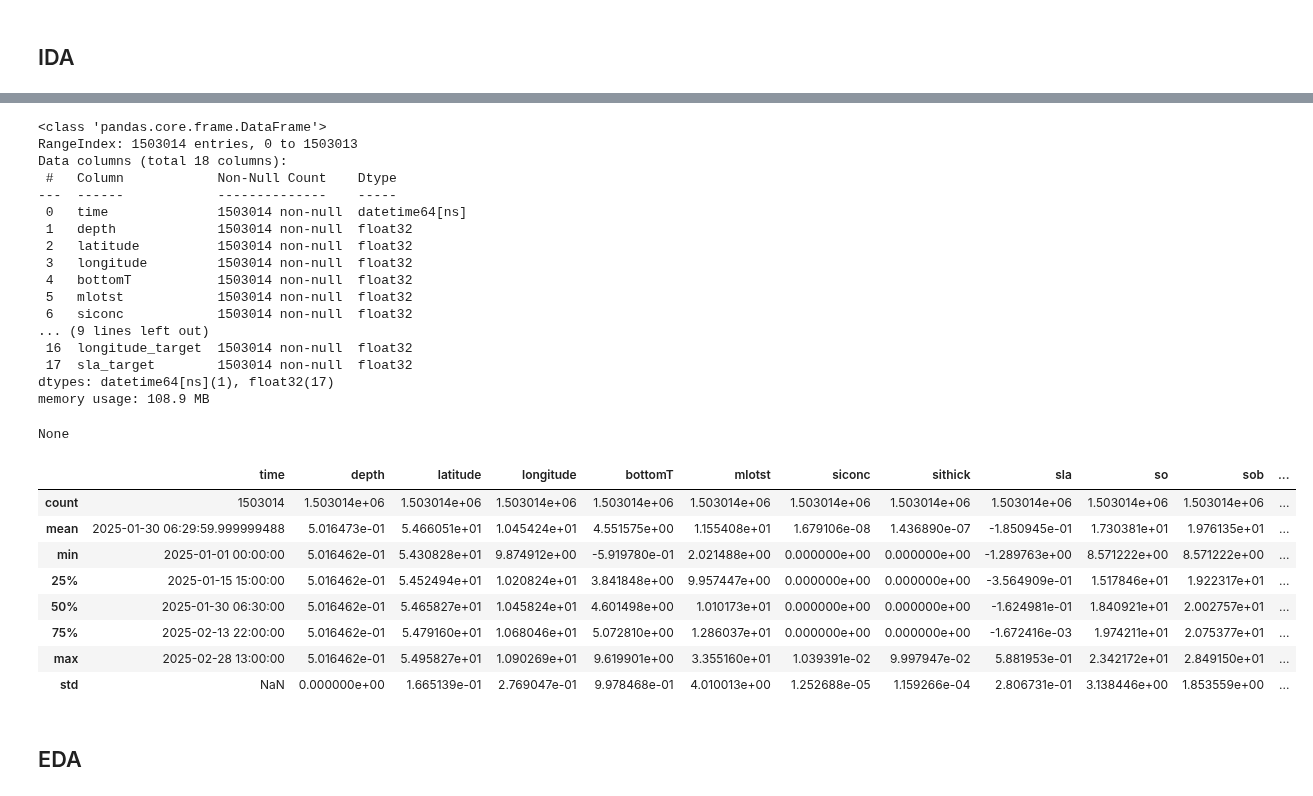
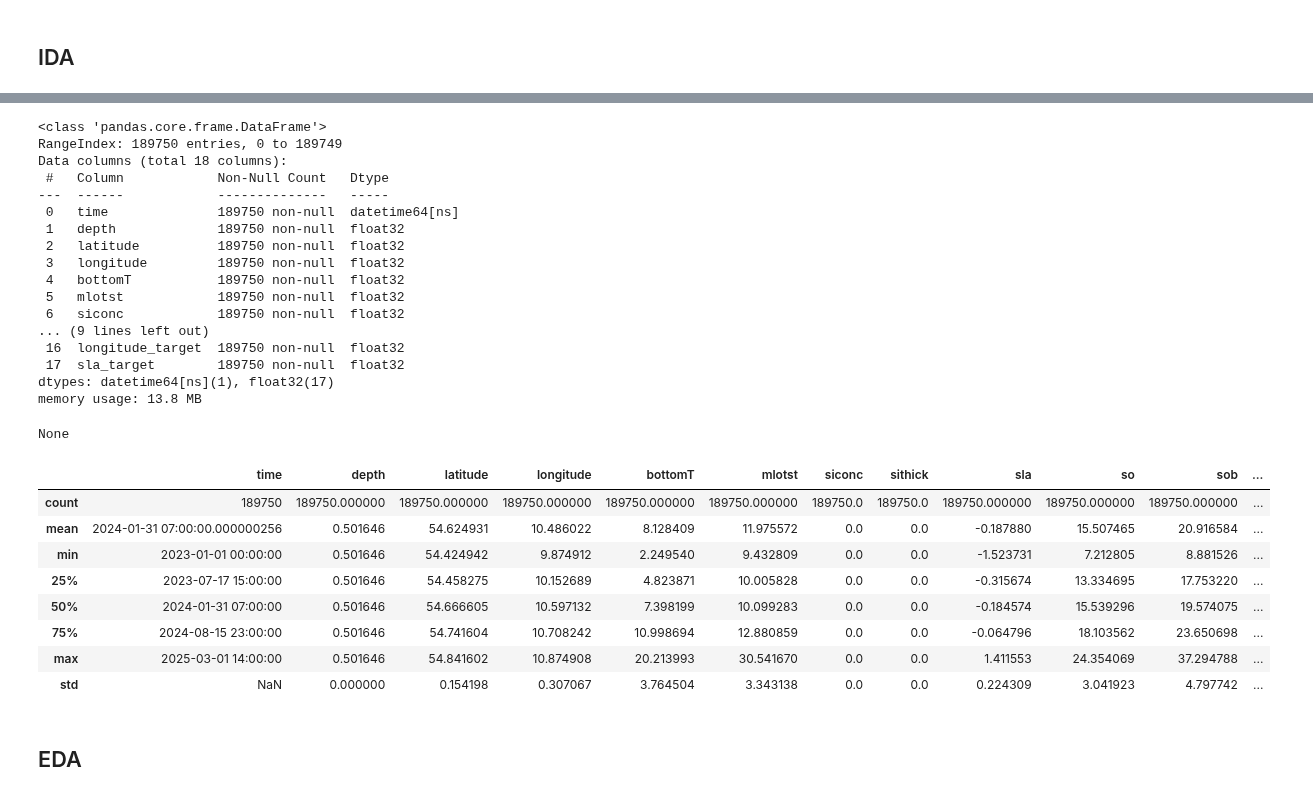
Before and after one commit to RATFIVE/GEOMAR-DeepLearning, a Jupyter notebook: app/backend/EDA.ipynb, the cells around one changed output, grey strips where cells are left out. Cells and saved outputs as stored; diff of their text form; code cells hidden in the pictures.

```diff
--- a/app/backend/EDA.ipynb
+++ b/app/backend/EDA.ipynb
@@ -301,0 +293,32 @@ None
+# %%
+import pandas as pd
+import numpy as np
+
+df = training_data.copy()
+# Gruppiere nach Stunde
+df["hour"] = df["time"].dt.floor("h")  # Runde auf volle Stunde
+filtered_dfs = []
+
+for hour, group in df.groupby("hour"):
+    # Bestimme min/max für latitude und longitude
+    min_lat, max_lat = group["latitude"].min(), group["latitude"].max()
+    min_lon, max_lon = group["longitude"].min(), group["longitude"].max()
+
+    # Wähle nur Werte innerhalb dieses Bereichs
+    sub_group = group[
+        (group["latitude"] >= min_lat) & (group["latitude"] <= max_lat) &
+        (group["longitude"] >= min_lon) & (group["longitude"] <= max_lon)
+    ]
+
+    # Falls mehr als 10 Einträge existieren, wähle zufällig 10 aus
+    if len(sub_group) > 10:
+        sub_group = sub_group.sample(n=10, random_state=42)
+
+    filtered_dfs.append(sub_group)
+
+# Kombiniere die gefilterten Daten
+df_reduced = pd.concat(filtered_dfs).drop(columns=["hour"])
+
+df_reduced.sort_values(by=["time", "latitude", "longitude"], inplace=True)
+df_reduced = df_reduced.reset_index(drop=True)
+df_reduced.head()
@@ -324,7 +387,7 @@ memory usage: 27.6 KB
 None
 array([54.358276], dtype=float32)
 # %%
-df_merged = pd.merge(training_data, target_data, on="time", how="inner", suffixes=("", "_target"))
+df_merged = pd.merge(df_reduced, target_data, on="time", how="inner", suffixes=("", "_target"))
 display(df_merged.head(3))
 display(df_merged.info())
 display(df_merged.describe())
@@ -336,30 +399,30 @@ display(df_merged.describe())
 <class 'pandas.core.frame.DataFrame'>
-RangeIndex: 1503014 entries, 0 to 1503013
+RangeIndex: 189750 entries, 0 to 189749
 Data columns (total 18 columns):
- #   Column            Non-Null Count    Dtype
----  ------            --------------    -----
- 0   time              1503014 non-null  datetime64[ns]
- 1   depth             1503014 non-null  float32
- 2   latitude          1503014 non-null  float32
- 3   longitude         1503014 non-null  float32
- 4   bottomT           1503014 non-null  float32
- 5   mlotst            1503014 non-null  float32
- 6   siconc            1503014 non-null  float32
+ #   Column            Non-Null Count   Dtype
+---  ------            --------------   -----
+ 0   time              189750 non-null  datetime64[ns]
+ 1   depth             189750 non-null  float32
+ 2   latitude          189750 non-null  float32
+ 3   longitude         189750 non-null  float32
+ 4   bottomT           189750 non-null  float32
+ 5   mlotst            189750 non-null  float32
+ 6   siconc            189750 non-null  float32
 ... (9 lines left out)
- 16  longitude_target  1503014 non-null  float32
- 17  sla_target        1503014 non-null  float32
+ 16  longitude_target  189750 non-null  float32
+ 17  sla_target        189750 non-null  float32
 dtypes: datetime64[ns](1), float32(17)
-memory usage: 108.9 MB
+memory usage: 13.8 MB
 None
 |  | time | depth | latitude | longitude | bottomT | mlotst | siconc | sithick | sla | so | sob | ... |
-| count | 1503014 | 1.503014e+06 | 1.503014e+06 | 1.503014e+06 | 1.503014e+06 | 1.503014e+06 | 1.503014e+06 | 1.503014e+06 | 1.503014e+06 | 1.503014e+06 | 1.503014e+06 | ... |
-| mean | 2025-01-30 06:29:59.999999488 | 5.016473e-01 | 5.466051e+01 | 1.045424e+01 | 4.551575e+00 | 1.155408e+01 | 1.679106e-08 | 1.436890e-07 | -1.850945e-01 | 1.730381e+01 | 1.976135e+01 | ... |
-| min | 2025-01-01 00:00:00 | 5.016462e-01 | 5.430828e+01 | 9.874912e+00 | -5.919780e-01 | 2.021488e+00 | 0.000000e+00 | 0.000000e+00 | -1.289763e+00 | 8.571222e+00 | 8.571222e+00 | ... |
-| 25% | 2025-01-15 15:00:00 | 5.016462e-01 | 5.452494e+01 | 1.020824e+01 | 3.841848e+00 | 9.957447e+00 | 0.000000e+00 | 0.000000e+00 | -3.564909e-01 | 1.517846e+01 | 1.922317e+01 | ... |
-| 50% | 2025-01-30 06:30:00 | 5.016462e-01 | 5.465827e+01 | 1.045824e+01 | 4.601498e+00 | 1.010173e+01 | 0.000000e+00 | 0.000000e+00 | -1.624981e-01 | 1.840921e+01 | 2.002757e+01 | ... |
-| 75% | 2025-02-13 22:00:00 | 5.016462e-01 | 5.479160e+01 | 1.068046e+01 | 5.072810e+00 | 1.286037e+01 | 0.000000e+00 | 0.000000e+00 | -1.672416e-03 | 1.974211e+01 | 2.075377e+01 | ... |
-| max | 2025-02-28 13:00:00 | 5.016462e-01 | 5.495827e+01 | 1.090269e+01 | 9.619901e+00 | 3.355160e+01 | 1.039391e-02 | 9.997947e-02 | 5.881953e-01 | 2.342172e+01 | 2.849150e+01 | ... |
-| std | NaN | 0.000000e+00 | 1.665139e-01 | 2.769047e-01 | 9.978468e-01 | 4.010013e+00 | 1.252688e-05 | 1.159266e-04 | 2.806731e-01 | 3.138446e+00 | 1.853559e+00 | ... |
+| count | 189750 | 189750.000000 | 189750.000000 | 189750.000000 | 189750.000000 | 189750.000000 | 189750.0 | 189750.0 | 189750.000000 | 189750.000000 | 189750.000000 | ... |
+| mean | 2024-01-31 07:00:00.000000256 | 0.501646 | 54.624931 | 10.486022 | 8.128409 | 11.975572 | 0.0 | 0.0 | -0.187880 | 15.507465 | 20.916584 | ... |
+| min | 2023-01-01 00:00:00 | 0.501646 | 54.424942 | 9.874912 | 2.249540 | 9.432809 | 0.0 | 0.0 | -1.523731 | 7.212805 | 8.881526 | ... |
+| 25% | 2023-07-17 15:00:00 | 0.501646 | 54.458275 | 10.152689 | 4.823871 | 10.005828 | 0.0 | 0.0 | -0.315674 | 13.334695 | 17.753220 | ... |
+| 50% | 2024-01-31 07:00:00 | 0.501646 | 54.666605 | 10.597132 | 7.398199 | 10.099283 | 0.0 | 0.0 | -0.184574 | 15.539296 | 19.574075 | ... |
+| 75% | 2024-08-15 23:00:00 | 0.501646 | 54.741604 | 10.708242 | 10.998694 | 12.880859 | 0.0 | 0.0 | -0.064796 | 18.103562 | 23.650698 | ... |
+| max | 2025-03-01 14:00:00 | 0.501646 | 54.841602 | 10.874908 | 20.213993 | 30.541670 | 0.0 | 0.0 | 1.411553 | 24.354069 | 37.294788 | ... |
+| std | NaN | 0.000000 | 0.154198 | 0.307067 | 3.764504 | 3.343138 | 0.0 | 0.0 | 0.224309 | 3.041923 | 4.797742 | ... |
 # %% [markdown]
 ## EDA
 # %%
```
Also changed, not shown: parts of 15 cells of this notebook.
